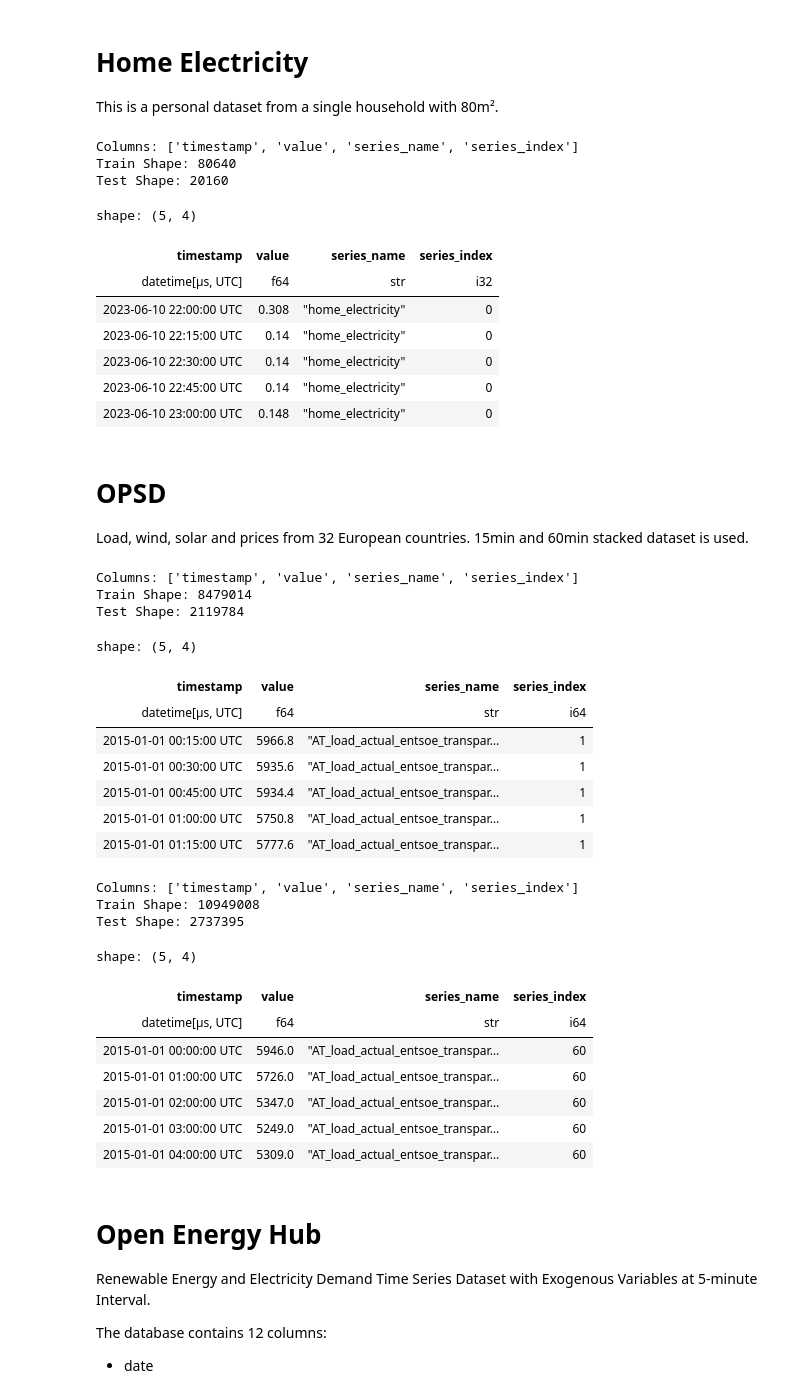
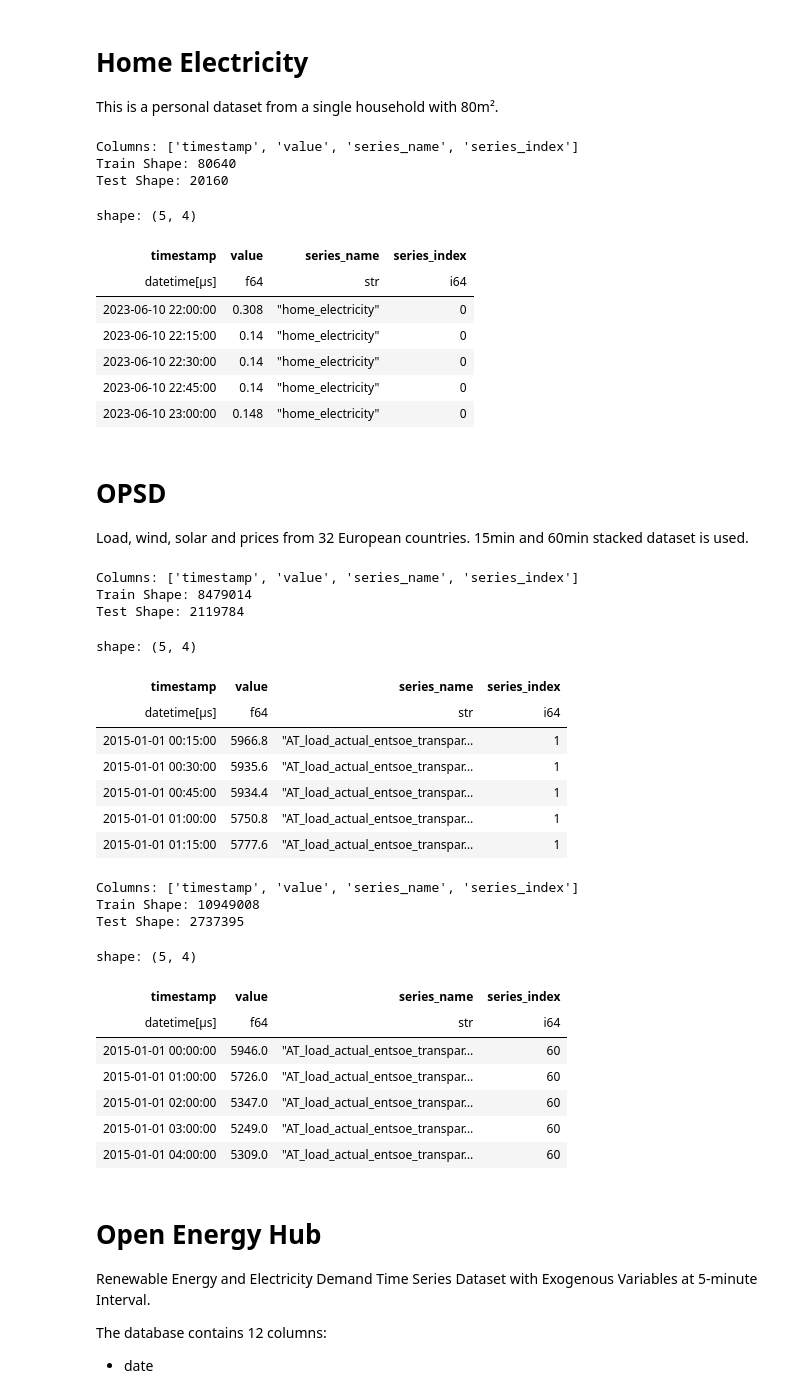
Before and after one commit to Richi0D/tirex_loss, a Jupyter notebook: notebooks/data_download.ipynb, the cells around one changed output. Cells and saved outputs as stored; diff of their text form; code cells hidden in the pictures.

Commit message:
start of autoregressive research.

```diff
--- a/notebooks/data_download.ipynb
+++ b/notebooks/data_download.ipynb
@@ -52,7 +54,7 @@ def split_data(
 ) -> tuple[pl.DataFrame, pl.DataFrame, int]:
 
     if group_cols is None:
-        df = df.with_columns(pl.lit(index_start).alias(index_col)).sort(time_col)
+        df = df.with_columns(pl.lit(index_start).cast(pl.Int64).alias(index_col)).sort(time_col)
         n = len(df)
         train_df = df[: int(n * train_ratio)]
         test_df = df[int(n * train_ratio) :]
@@ -91,25 +93,26 @@ download_data(data_url_home, data_path_home)
 # %%
 # split data
 df_home_electricity = pl.read_csv(data_path_home, try_parse_dates=True)
 df_home_electricity = df_home_electricity.rename({"Datum": "timestamp", "kW": "value"})
-df_home_electricity = df_home_electricity.with_columns(pl.lit("home_electricity").alias("series_name"))
+df_home_electricity = df_home_electricity.with_columns(pl.lit("home_electricity").alias("series_name"),
+                                                       pl.col("timestamp").dt.replace_time_zone(None))
 df_home_electricity_train, df_home_electricity_test, max_group_index = split_data(df_home_electricity)
 print(f"Columns: {df_home_electricity_train.columns}")
 print(f"Train Shape: {df_home_electricity_train.shape[0]}")
 print(f"Test Shape: {df_home_electricity_test.shape[0]}")
 df_home_electricity_train.head()
 # %% [output]
 Columns: ['timestamp', 'value', 'series_name', 'series_index']
 Train Shape: 80640
 Test Shape: 20160
 shape: (5, 4)
 | timestamp | value | series_name | series_index |
-| datetime[μs, UTC] | f64 | str | i32 |
-| 2023-06-10 22:00:00 UTC | 0.308 | "home_electricity" | 0 |
-| 2023-06-10 22:15:00 UTC | 0.14 | "home_electricity" | 0 |
-| 2023-06-10 22:30:00 UTC | 0.14 | "home_electricity" | 0 |
-| 2023-06-10 22:45:00 UTC | 0.14 | "home_electricity" | 0 |
-| 2023-06-10 23:00:00 UTC | 0.148 | "home_electricity" | 0 |
+| datetime[μs] | f64 | str | i64 |
+| 2023-06-10 22:00:00 | 0.308 | "home_electricity" | 0 |
+| 2023-06-10 22:15:00 | 0.14 | "home_electricity" | 0 |
+| 2023-06-10 22:30:00 | 0.14 | "home_electricity" | 0 |
+| 2023-06-10 22:45:00 | 0.14 | "home_electricity" | 0 |
+| 2023-06-10 23:00:00 | 0.148 | "home_electricity" | 0 |
 # %% [markdown]
 # OPSD
 
@@ -128,7 +131,8 @@ download_data(data_url_opsd_60m, data_path_opsd_60m)
 df_opsd_15m = pl.read_csv(data_path_opsd_15m, try_parse_dates=True)
 df_opsd_15m = df_opsd_15m.rename({"utc_timestamp": "timestamp", "data": "value"})
 df_opsd_15m = df_opsd_15m.with_columns(
-    pl.concat_str([pl.col("region"), pl.col("variable"), pl.col("attribute")], separator="_").alias("series_name")
+    pl.concat_str([pl.col("region"), pl.col("variable"), pl.col("attribute"), pl.lit("15")], separator="_").alias("series_name"),
+    pl.col("timestamp").dt.replace_time_zone(None)
 ).drop(["region", "variable", "attribute"])
 df_opsd_15m_train, df_opsd_15m_test, max_group_index = split_data(df_opsd_15m,
                                                 group_cols=["series_name"],
@@ -143,18 +147,19 @@ Train Shape: 8479014
 Test Shape: 2119784
 shape: (5, 4)
 | timestamp | value | series_name | series_index |
-| datetime[μs, UTC] | f64 | str | i64 |
-| 2015-01-01 00:15:00 UTC | 5966.8 | "AT_load_actual_entsoe_transpar… | 1 |
-| 2015-01-01 00:30:00 UTC | 5935.6 | "AT_load_actual_entsoe_transpar… | 1 |
-| 2015-01-01 00:45:00 UTC | 5934.4 | "AT_load_actual_entsoe_transpar… | 1 |
-| 2015-01-01 01:00:00 UTC | 5750.8 | "AT_load_actual_entsoe_transpar… | 1 |
-| 2015-01-01 01:15:00 UTC | 5777.6 | "AT_load_actual_entsoe_transpar… | 1 |
+| datetime[μs] | f64 | str | i64 |
+| 2015-01-01 00:15:00 | 5966.8 | "AT_load_actual_entsoe_transpar… | 1 |
+| 2015-01-01 00:30:00 | 5935.6 | "AT_load_actual_entsoe_transpar… | 1 |
+| 2015-01-01 00:45:00 | 5934.4 | "AT_load_actual_entsoe_transpar… | 1 |
+| 2015-01-01 01:00:00 | 5750.8 | "AT_load_actual_entsoe_transpar… | 1 |
+| 2015-01-01 01:15:00 | 5777.6 | "AT_load_actual_entsoe_transpar… | 1 |
 # %%
 # split data
 df_opsd_60m = pl.read_csv(data_path_opsd_60m, try_parse_dates=True)
 df_opsd_60m = df_opsd_60m.rename({"utc_timestamp": "timestamp", "data": "value"})
 df_opsd_60m = df_opsd_60m.with_columns(
-    pl.concat_str([pl.col("region"), pl.col("variable"), pl.col("attribute")], separator="_").alias("series_name")
+    pl.concat_str([pl.col("region"), pl.col("variable"), pl.col("attribute"), pl.lit("60")], separator="_").alias("series_name"),
+    pl.col("timestamp").dt.replace_time_zone(None)
 ).drop(["region", "variable", "attribute"])
 df_opsd_60m_train, df_opsd_60m_test, max_group_index = split_data(df_opsd_60m,
                                                 group_cols=["series_name"],
@@ -169,12 +174,12 @@ Train Shape: 10949008
 Test Shape: 2737395
 shape: (5, 4)
 | timestamp | value | series_name | series_index |
-| datetime[μs, UTC] | f64 | str | i64 |
-| 2015-01-01 00:00:00 UTC | 5946.0 | "AT_load_actual_entsoe_transpar… | 60 |
-| 2015-01-01 01:00:00 UTC | 5726.0 | "AT_load_actual_entsoe_transpar… | 60 |
-| 2015-01-01 02:00:00 UTC | 5347.0 | "AT_load_actual_entsoe_transpar… | 60 |
-| 2015-01-01 03:00:00 UTC | 5249.0 | "AT_load_actual_entsoe_transpar… | 60 |
-| 2015-01-01 04:00:00 UTC | 5309.0 | "AT_load_actual_entsoe_transpar… | 60 |
+| datetime[μs] | f64 | str | i64 |
+| 2015-01-01 00:00:00 | 5946.0 | "AT_load_actual_entsoe_transpar… | 60 |
+| 2015-01-01 01:00:00 | 5726.0 | "AT_load_actual_entsoe_transpar… | 60 |
+| 2015-01-01 02:00:00 | 5347.0 | "AT_load_actual_entsoe_transpar… | 60 |
+| 2015-01-01 03:00:00 | 5249.0 | "AT_load_actual_entsoe_transpar… | 60 |
+| 2015-01-01 04:00:00 | 5309.0 | "AT_load_actual_entsoe_transpar… | 60 |
 # %% [markdown]
 # Open Energy Hub
 
```
Also changed, not shown: parts of 12 cells of this notebook, 3 other files.
